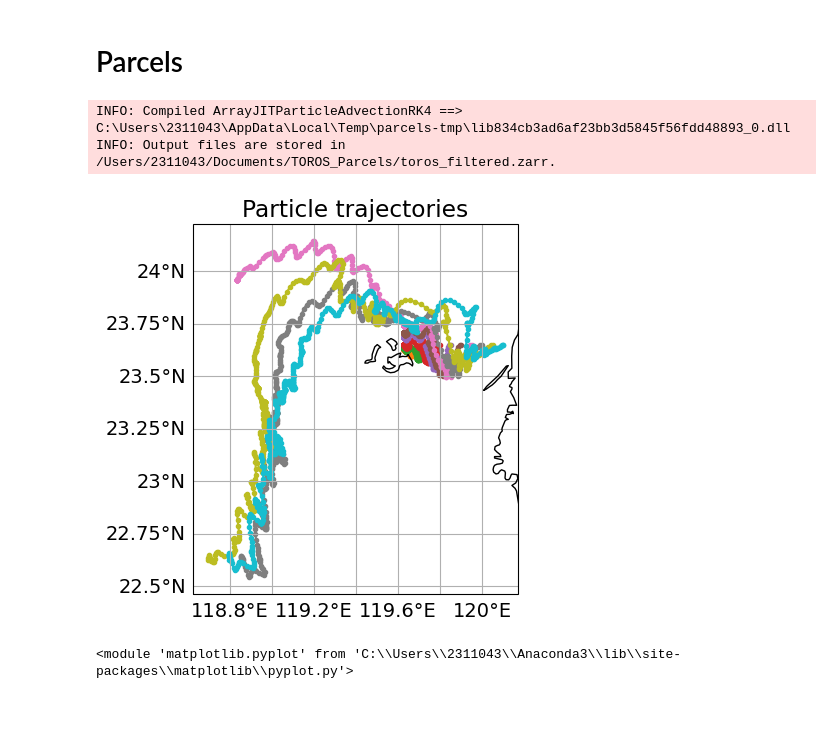
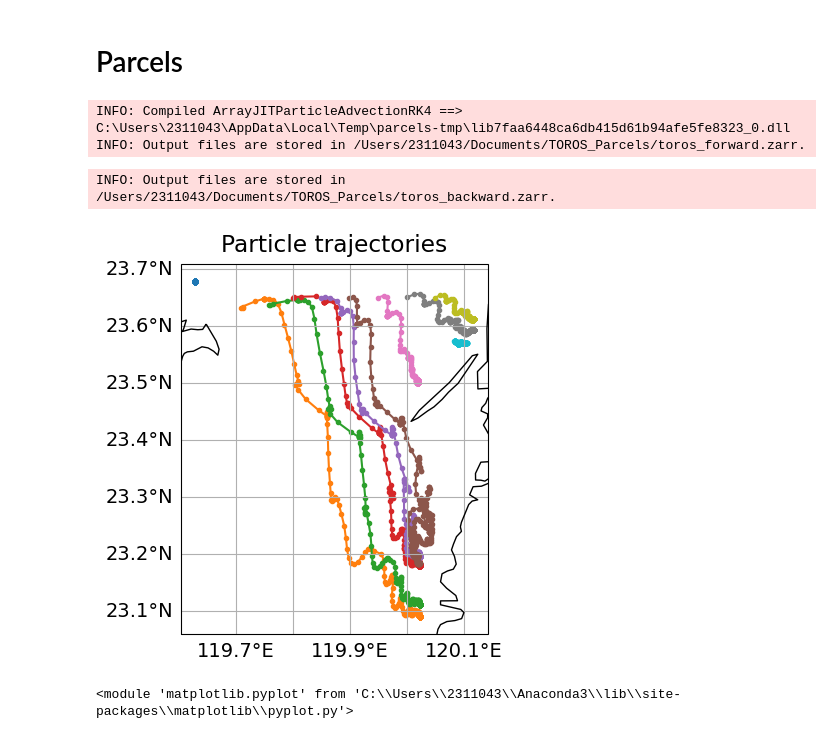
Before and after one commit to HendrikGro/TORI_Codar_Analysis, a Jupyter notebook: code/Code_TOROS_Parcels.ipynb, the cells around one changed output. Drawn from its saved outputs; the diff is of its cells as text; code cells hidden in the pictures; blank space fills up the shorter version.

Commit message:
some parcel experiments and Dongji spectrum

```diff
--- a/code/Code_TOROS_Parcels.ipynb
+++ b/code/Code_TOROS_Parcels.ipynb
@@ -40,14 +41,22 @@ pset = ParticleSet.from_line(fieldset=fieldset, pclass=JITParticle,
 # %%
-output_file = pset.ParticleFile(name="/Users/2311043/Documents/TOROS_Parcels/toros_filtered.zarr", outputdt=timedelta(hours=1))
+output_file = pset.ParticleFile(name="/Users/2311043/Documents/TOROS_Parcels/toros_forward.zarr", outputdt=timedelta(hours=1))
 pset.execute(AdvectionRK4,
-             runtime=timedelta(days=25),
+             runtime=timedelta(days=15),
              dt=timedelta(minutes=5),
              output_file=output_file)
 # %% [output]
-INFO: Compiled ArrayJITParticleAdvectionRK4 ==> C:\Users\2311043\AppData\Local\Temp\parcels-tmp\lib834cb3ad6af23bb3d5845f56fdd48893_0.dll
-INFO: Output files are stored in /Users/2311043/Documents/TOROS_Parcels/toros_filtered.zarr.
+INFO: Compiled ArrayJITParticleAdvectionRK4 ==> C:\Users\2311043\AppData\Local\Temp\parcels-tmp\lib7faa6448ca6db415d61b94afe5fe8323_0.dll
+INFO: Output files are stored in /Users/2311043/Documents/TOROS_Parcels/toros_forward.zarr.
+# %%
+output_file = pset.ParticleFile(name="/Users/2311043/Documents/TOROS_Parcels/toros_backward.zarr", outputdt=timedelta(hours=1))
+pset.execute(AdvectionRK4,
+             endtime=datetime(2015,3,1,0,0,0),
+             dt=-timedelta(minutes=5),
+             output_file=output_file)
+# %% [output]
+INFO: Output files are stored in /Users/2311043/Documents/TOROS_Parcels/toros_backward.zarr.
 # %%
-plotTrajectoriesFile("/Users/2311043/Documents/TOROS_Parcels/toros_normal.zarr")
+plotTrajectoriesFile("/Users/2311043/Documents/TOROS_Parcels/toros_backward.zarr")
 # %% [output]
-[figure, old version]
+[figure, new version]
 <module 'matplotlib.pyplot' from 'C:\\Users\\2311043\\Anaconda3\\lib\\site-packages\\matplotlib\\pyplot.py'>
```
Also changed, not shown: parts of 7 cells of this notebook, 1 other file.
